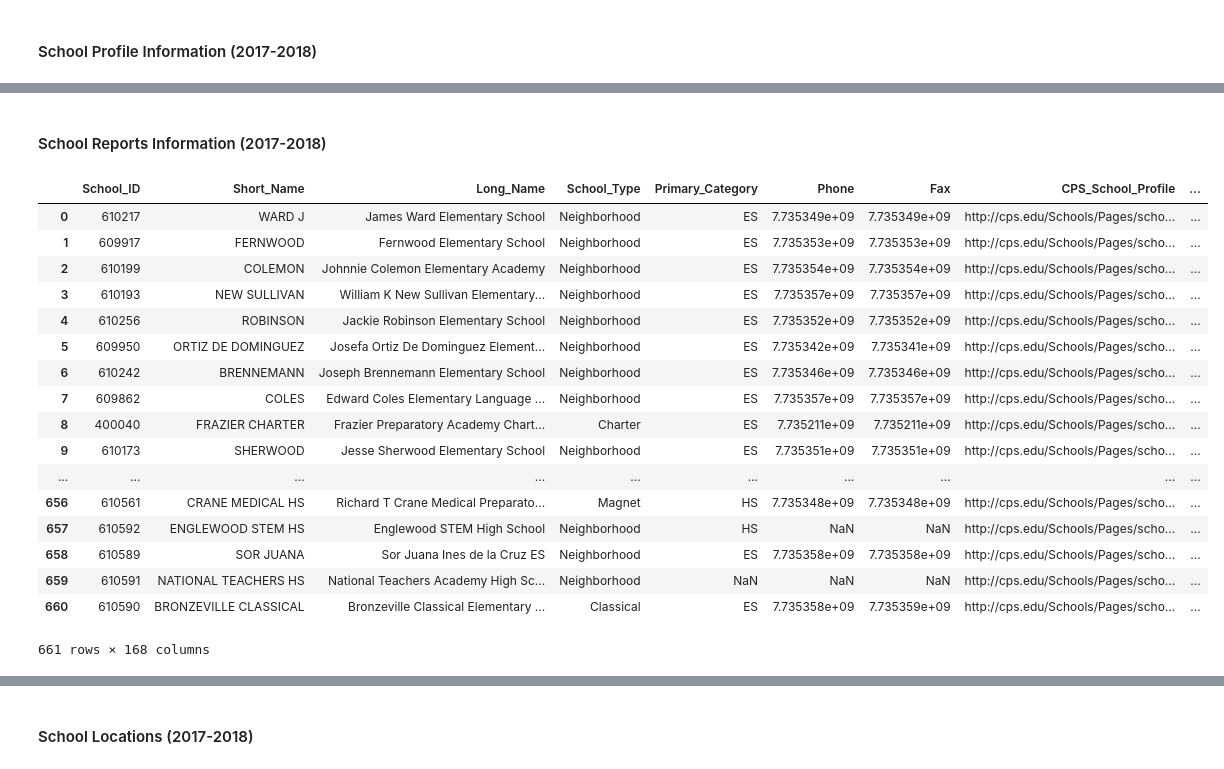
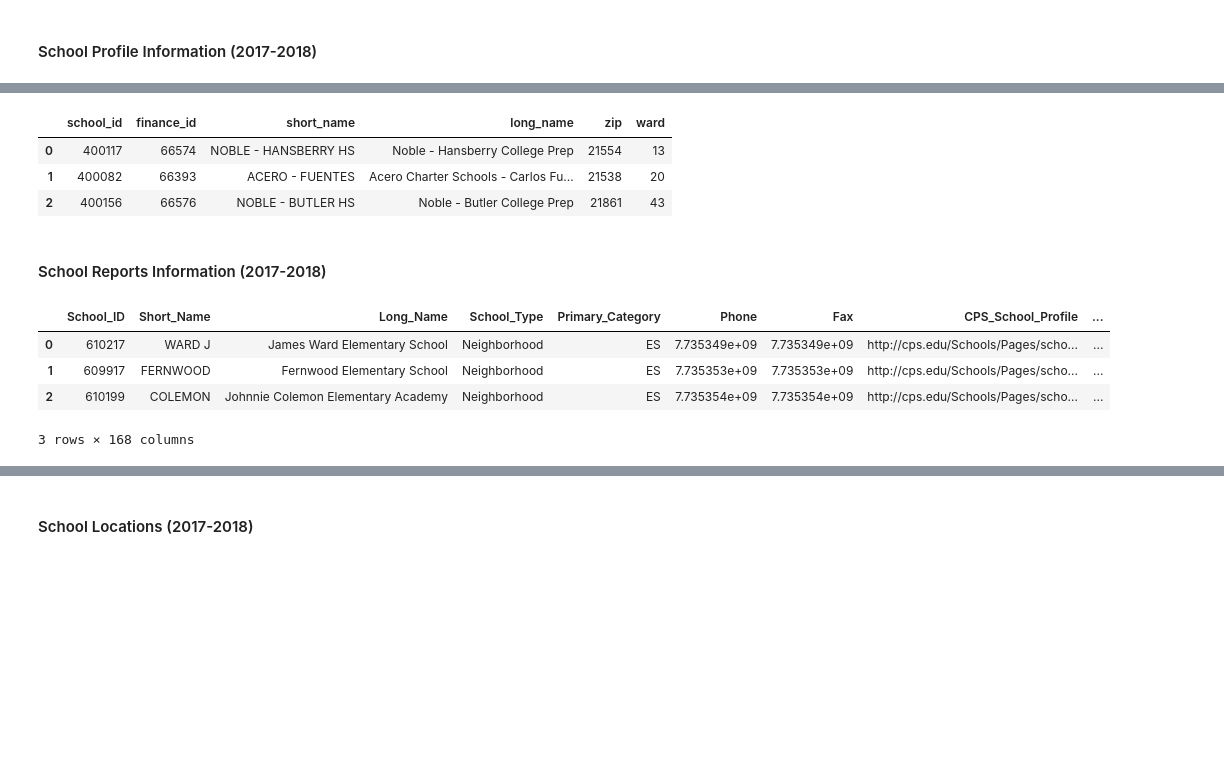
Before and after one commit to kathleengraham/chicago-public-school-ETL, a Jupyter notebook: cps-etl.ipynb, the cells around one changed output, grey strips where cells are left out. Cells and saved outputs as stored; diff of their text form; code cells hidden in the pictures; blank space fills up the shorter version.

```diff
--- a/cps-etl.ipynb
+++ b/cps-etl.ipynb
@@ -58,27 +31,32 @@ profile_df
+# %%
+# renamed columns of school profile data frame
+profiles_mapping = {
+    'School_ID': 'school_id',
+    'Finance_ID': 'finance_id',
+    'Short_Name': 'short_name',
+    'Long_Name': 'long_name',
+    'Zip Codes': 'zip',
+    'Wards': 'ward'
+}
+
+mapped_profiles_df = profiles_df.rename(columns=profiles_mapping)
+mapped_profiles_df.head(3)
+# %% [output]
+|  | school_id | finance_id | short_name | long_name | zip | ward |
+| 0 | 400117 | 66574 | NOBLE - HANSBERRY HS | Noble - Hansberry College Prep | 21554 | 13 |
+| 1 | 400082 | 66393 | ACERO - FUENTES | Acero Charter Schools - Carlos Fu... | 21538 | 20 |
+| 2 | 400156 | 66576 | NOBLE - BUTLER HS | Noble - Butler College Prep | 21861 | 43 |
 # %% [markdown]
 #### School Reports Information (2017-2018)
 # %%
 # extract school reports
 school_reports_file = "data/cps-school-progress-reports-17-18.csv"
 school_reports_df = pd.read_csv(school_reports_file)
-school_reports_df
+school_reports_df.head(3)
 # %% [output]
 |  | School_ID | Short_Name | Long_Name | School_Type | Primary_Category | Phone | Fax | CPS_School_Profile | ... |
 | 0 | 610217 | WARD J | James Ward Elementary School | Neighborhood | ES | 7.735349e+09 | 7.735349e+09 | http://cps.edu/Schools/Pages/scho... | ... |
 | 1 | 609917 | FERNWOOD | Fernwood Elementary School | Neighborhood | ES | 7.735353e+09 | 7.735353e+09 | http://cps.edu/Schools/Pages/scho... | ... |
 | 2 | 610199 | COLEMON | Johnnie Colemon Elementary Academy | Neighborhood | ES | 7.735354e+09 | 7.735354e+09 | http://cps.edu/Schools/Pages/scho... | ... |
-| 3 | 610193 | NEW SULLIVAN | William K New Sullivan Elementary... | Neighborhood | ES | 7.735357e+09 | 7.735357e+09 | http://cps.edu/Schools/Pages/scho... | ... |
-| 4 | 610256 | ROBINSON | Jackie Robinson Elementary School | Neighborhood | ES | 7.735352e+09 | 7.735352e+09 | http://cps.edu/Schools/Pages/scho... | ... |
-| 5 | 609950 | ORTIZ DE DOMINGUEZ | Josefa Ortiz De Dominguez Element... | Neighborhood | ES | 7.735342e+09 | 7.735341e+09 | http://cps.edu/Schools/Pages/scho... | ... |
-| 6 | 610242 | BRENNEMANN | Joseph Brennemann Elementary School | Neighborhood | ES | 7.735346e+09 | 7.735346e+09 | http://cps.edu/Schools/Pages/scho... | ... |
-| 7 | 609862 | COLES | Edward Coles Elementary Language ... | Neighborhood | ES | 7.735357e+09 | 7.735357e+09 | http://cps.edu/Schools/Pages/scho... | ... |
-| 8 | 400040 | FRAZIER CHARTER | Frazier Preparatory Academy Chart... | Charter | ES | 7.735211e+09 | 7.735211e+09 | http://cps.edu/Schools/Pages/scho... | ... |
-| 9 | 610173 | SHERWOOD | Jesse Sherwood Elementary School | Neighborhood | ES | 7.735351e+09 | 7.735351e+09 | http://cps.edu/Schools/Pages/scho... | ... |
-| ... | ... | ... | ... | ... | ... | ... | ... | ... | ... |
-| 656 | 610561 | CRANE MEDICAL HS | Richard T Crane Medical Preparato... | Magnet | HS | 7.735348e+09 | 7.735348e+09 | http://cps.edu/Schools/Pages/scho... | ... |
-| 657 | 610592 | ENGLEWOOD STEM HS | Englewood STEM High School | Neighborhood | HS | NaN | NaN | http://cps.edu/Schools/Pages/scho... | ... |
-| 658 | 610589 | SOR JUANA | Sor Juana Ines de la Cruz ES | Neighborhood | ES | 7.735358e+09 | 7.735358e+09 | http://cps.edu/Schools/Pages/scho... | ... |
-| 659 | 610591 | NATIONAL TEACHERS HS | National Teachers Academy High Sc... | Neighborhood | NaN | NaN | NaN | http://cps.edu/Schools/Pages/scho... | ... |
-| 660 | 610590 | BRONZEVILLE CLASSICAL | Bronzeville Classical Elementary ... | Classical | ES | 7.735358e+09 | 7.735359e+09 | http://cps.edu/Schools/Pages/scho... | ... |
-661 rows × 168 columns
+3 rows × 168 columns
 # %%
```
Also changed, not shown: parts of 18 cells of this notebook, 3 other files.
